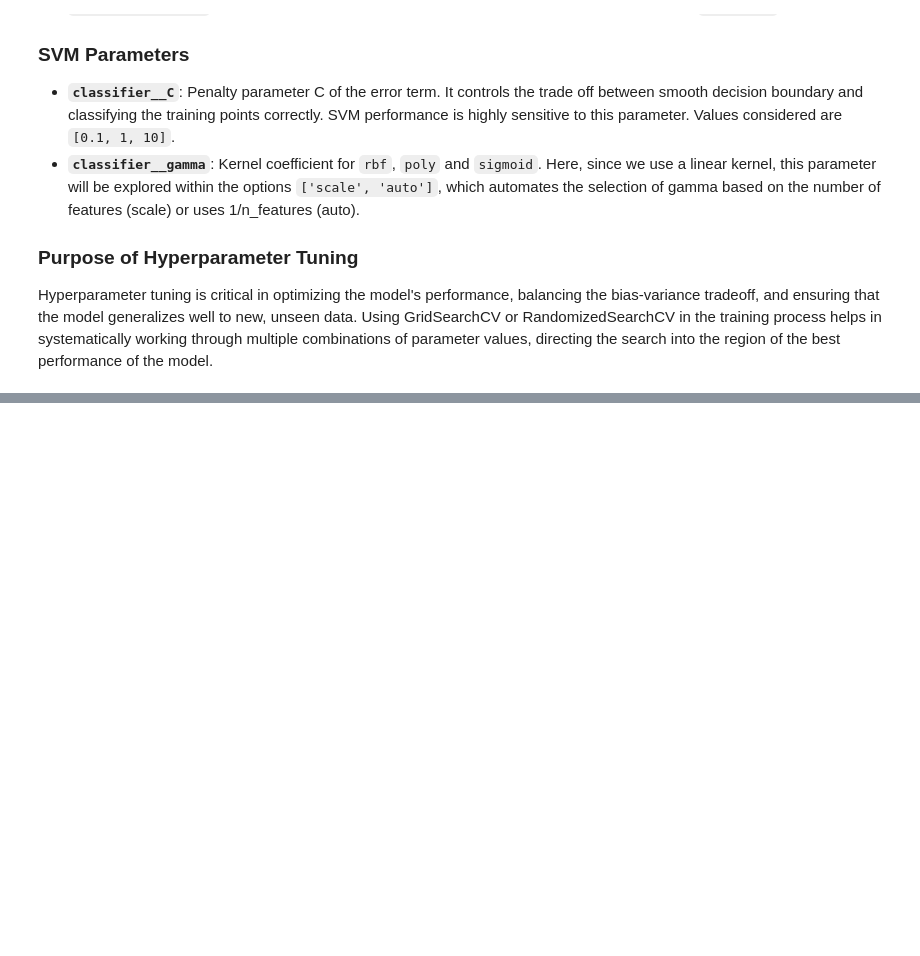
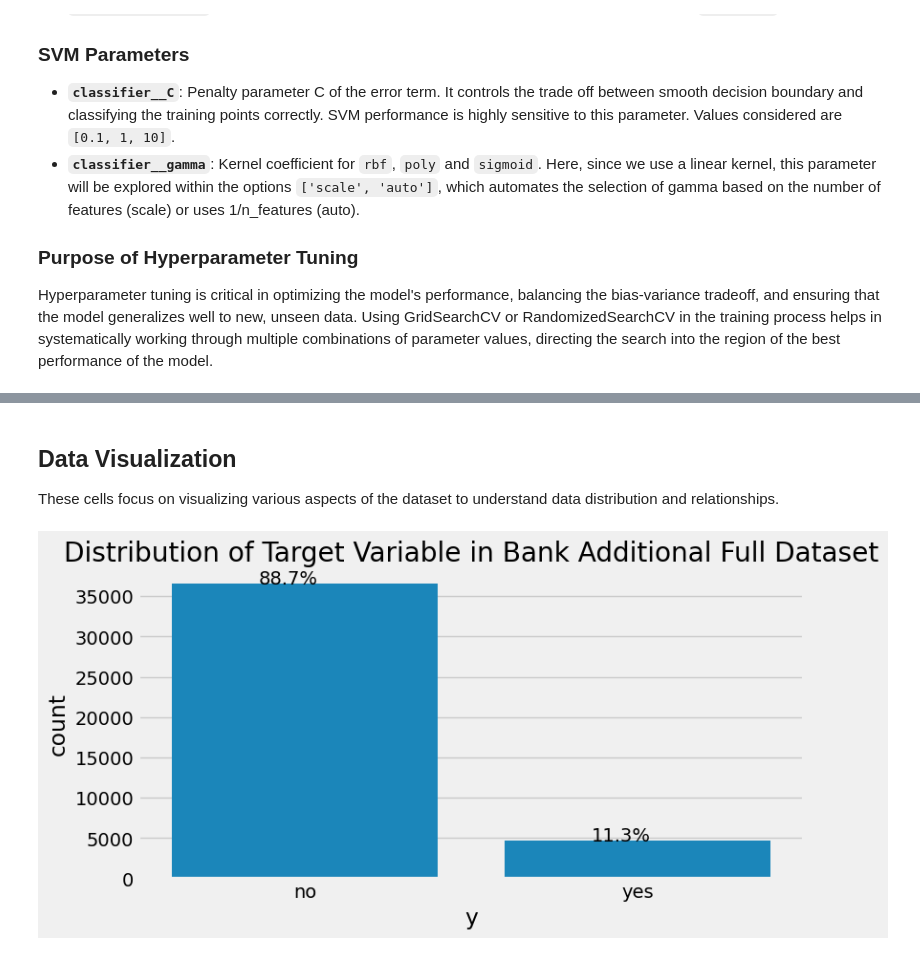
Before and after one commit to Shayawnn/TermDepositMLForecast, a Jupyter notebook: notebook/main.ipynb, the cells around one changed output, grey strips where cells are left out. Cells and saved outputs as stored; diff of their text form; code cells hidden in the pictures; blank space fills up the shorter version.

```diff
--- a/notebook/main.ipynb
+++ b/notebook/main.ipynb
@@ -603,7 +666,7 @@ svm_params = {
 TDMLForecast = TermDepositMLForecast()
 
 # Bank Data
-bank_data = TDMLForecast.get_bank_data()
+bank_data = TDMLForecast.bank_data
 
 # Visualizations
 visualizer = TDMLForecast.data_visualizer
@@ -616,3 +688,5 @@ results, roc_data = forecast.train_models(use_pca=False, tune=True, tune_search_
+# %%
+data = bank_data.get_data('Bank Additional Full')
 # %%
 # Basic Information
 bank_data.basic_info('Bank Additional Full')
@@ -619,3 +713,8 @@ bank_data.basic_info('Bank Additional Full')
+# %% [markdown]
+## Data Visualization
+These cells focus on visualizing various aspects of the dataset to understand data distribution and relationships.
 # %%
 # Visualizing target distribution
-visualizer.plot_target_distribution(bank_data, 'y', 'Bank Additional Full')
+visualizer.plot_target_distribution(data, 'y', 'Bank Additional Full')
+# %% [output]
+[figure, added]
```
Also changed, not shown: parts of 36 cells of this notebook.
